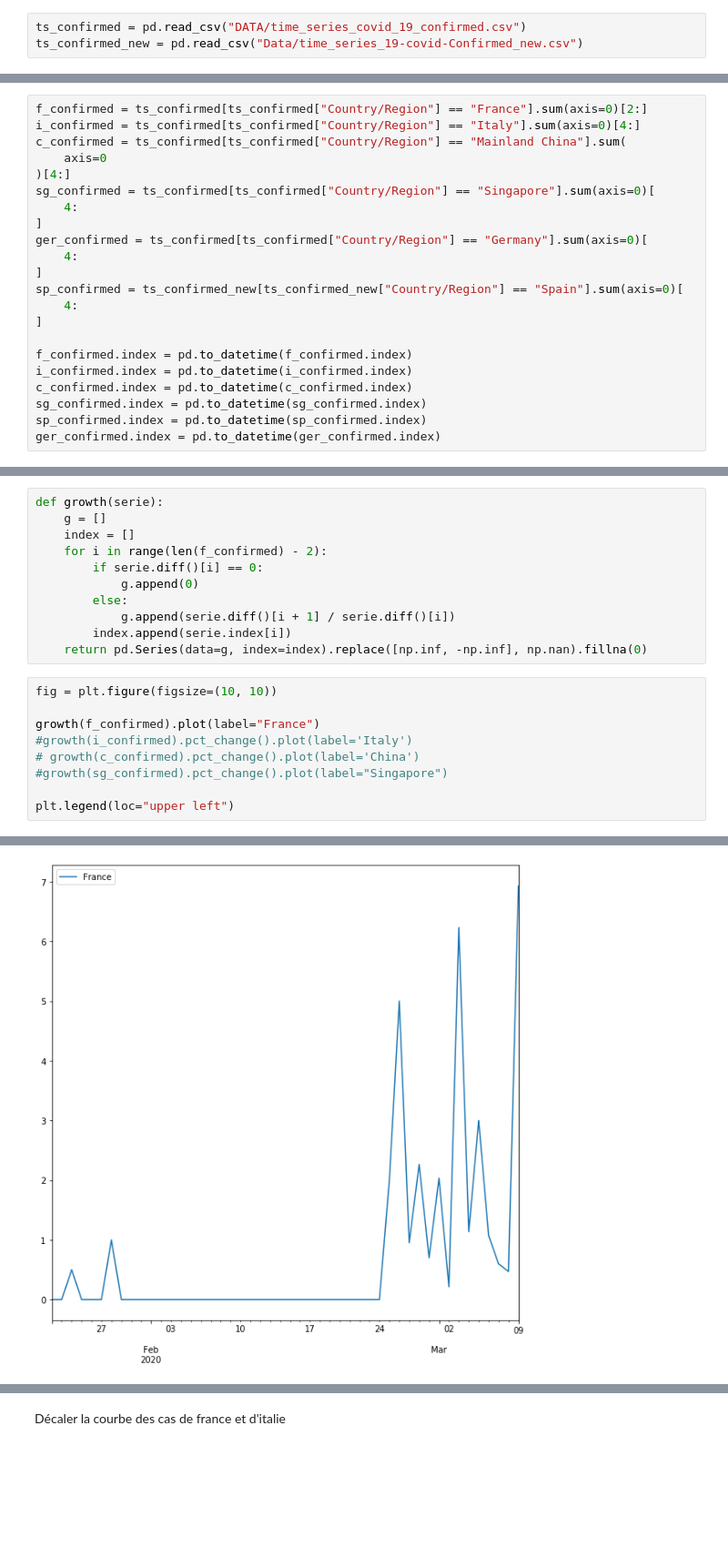
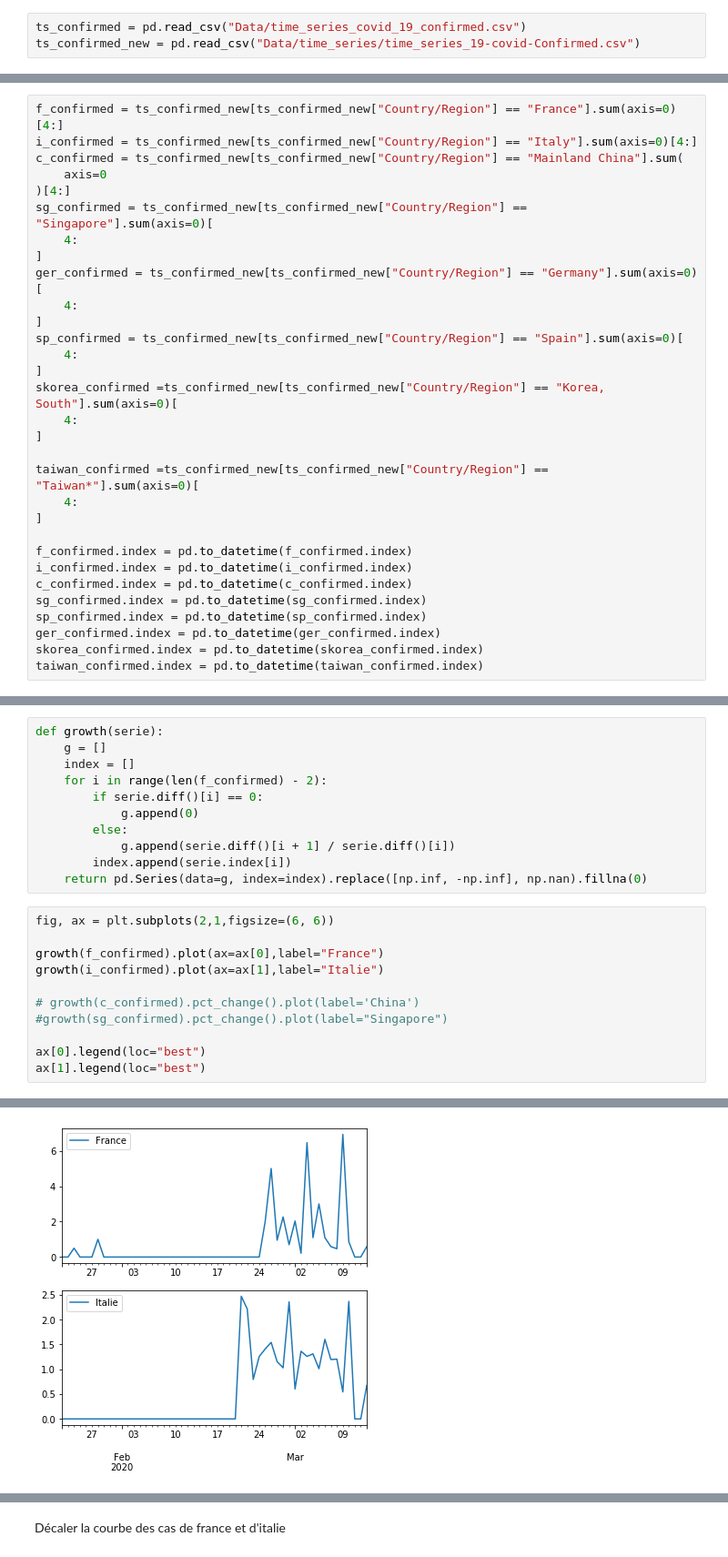
Before and after one commit to AmineDiro/Prediction-COVID19-France-, a Jupyter notebook: EDA.ipynb, the cells around one changed output, grey strips where cells are left out. Shown at 91% size. Cells and saved outputs as stored; diff of their text form; blank space fills up the shorter version.

```diff
--- a/EDA.ipynb
+++ b/EDA.ipynb
@@ -16,6 +24,6 @@ pd.set_option("display.max_rows", None)
 # %%
-ts_confirmed = pd.read_csv("DATA/time_series_covid_19_confirmed.csv")
-ts_confirmed_new = pd.read_csv("Data/time_series_19-covid-Confirmed_new.csv")
+ts_confirmed = pd.read_csv("Data/time_series_covid_19_confirmed.csv")
+ts_confirmed_new = pd.read_csv("Data/time_series/time_series_19-covid-Confirmed.csv")
 # %%
 ts_confirmed_new[ts_confirmed_new["Country/Region"] == "France"]
 # %% [output]
@@ -46,18 +53,25 @@ On remarque clairement que nous le reste du monde entre dans la phase exponentie
 # %% [markdown]
 ## Construction des series temporels des cas confirmés
 # %%
-f_confirmed = ts_confirmed[ts_confirmed["Country/Region"] == "France"].sum(axis=0)[2:]
-i_confirmed = ts_confirmed[ts_confirmed["Country/Region"] == "Italy"].sum(axis=0)[4:]
-c_confirmed = ts_confirmed[ts_confirmed["Country/Region"] == "Mainland China"].sum(
+f_confirmed = ts_confirmed_new[ts_confirmed_new["Country/Region"] == "France"].sum(axis=0)[4:]
+i_confirmed = ts_confirmed_new[ts_confirmed_new["Country/Region"] == "Italy"].sum(axis=0)[4:]
+c_confirmed = ts_confirmed_new[ts_confirmed_new["Country/Region"] == "Mainland China"].sum(
     axis=0
 )[4:]
-sg_confirmed = ts_confirmed[ts_confirmed["Country/Region"] == "Singapore"].sum(axis=0)[
+sg_confirmed = ts_confirmed_new[ts_confirmed_new["Country/Region"] == "Singapore"].sum(axis=0)[
     4:
 ]
-ger_confirmed = ts_confirmed[ts_confirmed["Country/Region"] == "Germany"].sum(axis=0)[
+ger_confirmed = ts_confirmed_new[ts_confirmed_new["Country/Region"] == "Germany"].sum(axis=0)[
     4:
 ]
 sp_confirmed = ts_confirmed_new[ts_confirmed_new["Country/Region"] == "Spain"].sum(axis=0)[
+    4:
+]
+skorea_confirmed =ts_confirmed_new[ts_confirmed_new["Country/Region"] == "Korea, South"].sum(axis=0)[
+    4:
+]
+
+taiwan_confirmed =ts_confirmed_new[ts_confirmed_new["Country/Region"] == "Taiwan*"].sum(axis=0)[
     4:
 ]
 
@@ -67,6 +81,8 @@ c_confirmed.index = pd.to_datetime(c_confirmed.index)
 sg_confirmed.index = pd.to_datetime(sg_confirmed.index)
 sp_confirmed.index = pd.to_datetime(sp_confirmed.index)
 ger_confirmed.index = pd.to_datetime(ger_confirmed.index)
+skorea_confirmed.index = pd.to_datetime(skorea_confirmed.index)
+taiwan_confirmed.index = pd.to_datetime(taiwan_confirmed.index)
 # %%
 fig = plt.figure(figsize=(10, 20))
 ax = fig.add_subplot(2, 1, 1)
@@ -99,14 +117,16 @@ def growth(serie):
         index.append(serie.index[i])
     return pd.Series(data=g, index=index).replace([np.inf, -np.inf], np.nan).fillna(0)
 # %%
-fig = plt.figure(figsize=(10, 10))
+fig, ax = plt.subplots(2,1,figsize=(6, 6))
 
-growth(f_confirmed).plot(label="France")
-#growth(i_confirmed).pct_change().plot(label='Italy')
+growth(f_confirmed).plot(ax=ax[0],label="France")
+growth(i_confirmed).plot(ax=ax[1],label="Italie")
+
 # growth(c_confirmed).pct_change().plot(label='China')
 #growth(sg_confirmed).pct_change().plot(label="Singapore")
 
-plt.legend(loc="upper left")
+ax[0].legend(loc="best")
+ax[1].legend(loc="best")
 # %% [output]
 <matplotlib.legend.Legend at 0x...>
-[figure, old version]
+[figure, new version]
```
Also changed, not shown: parts of 49 cells of this notebook, 12 other files.
